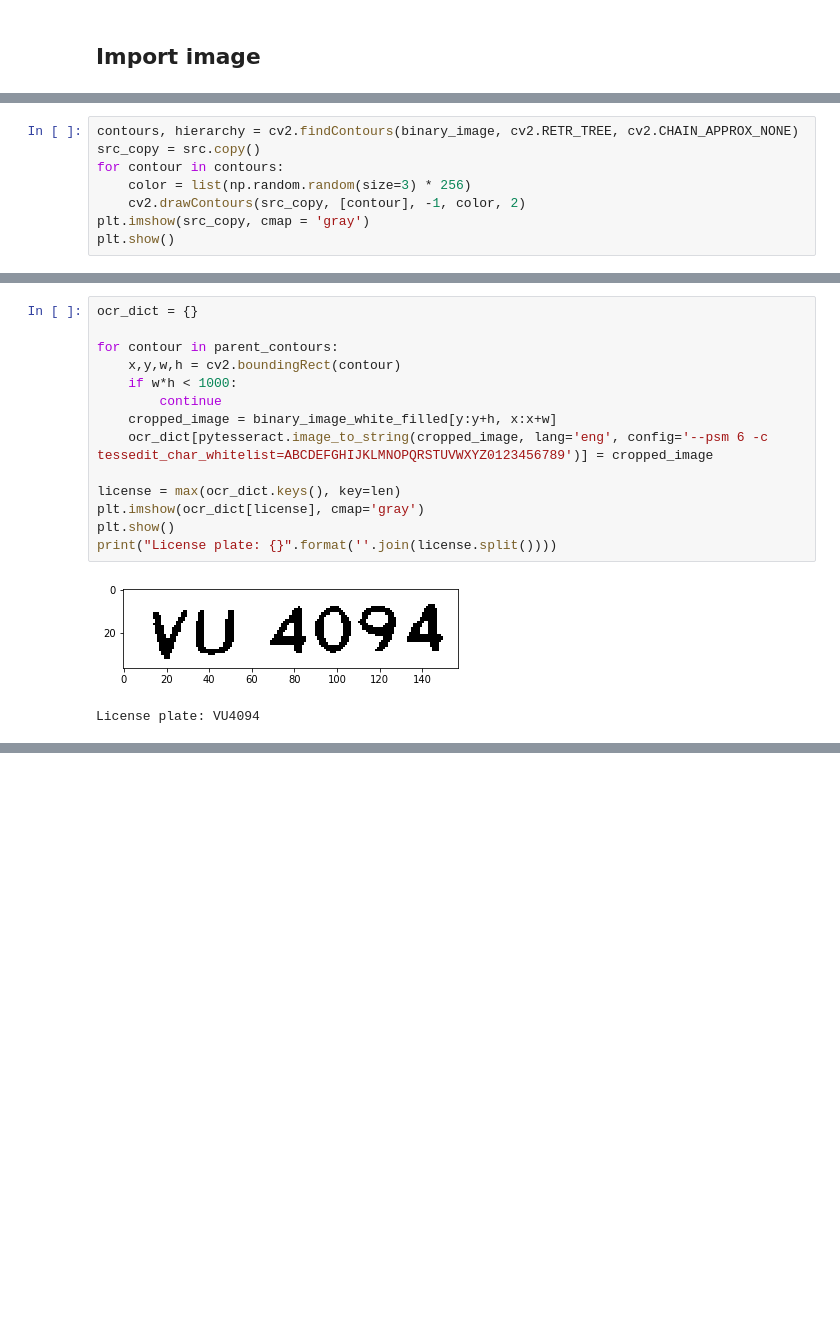
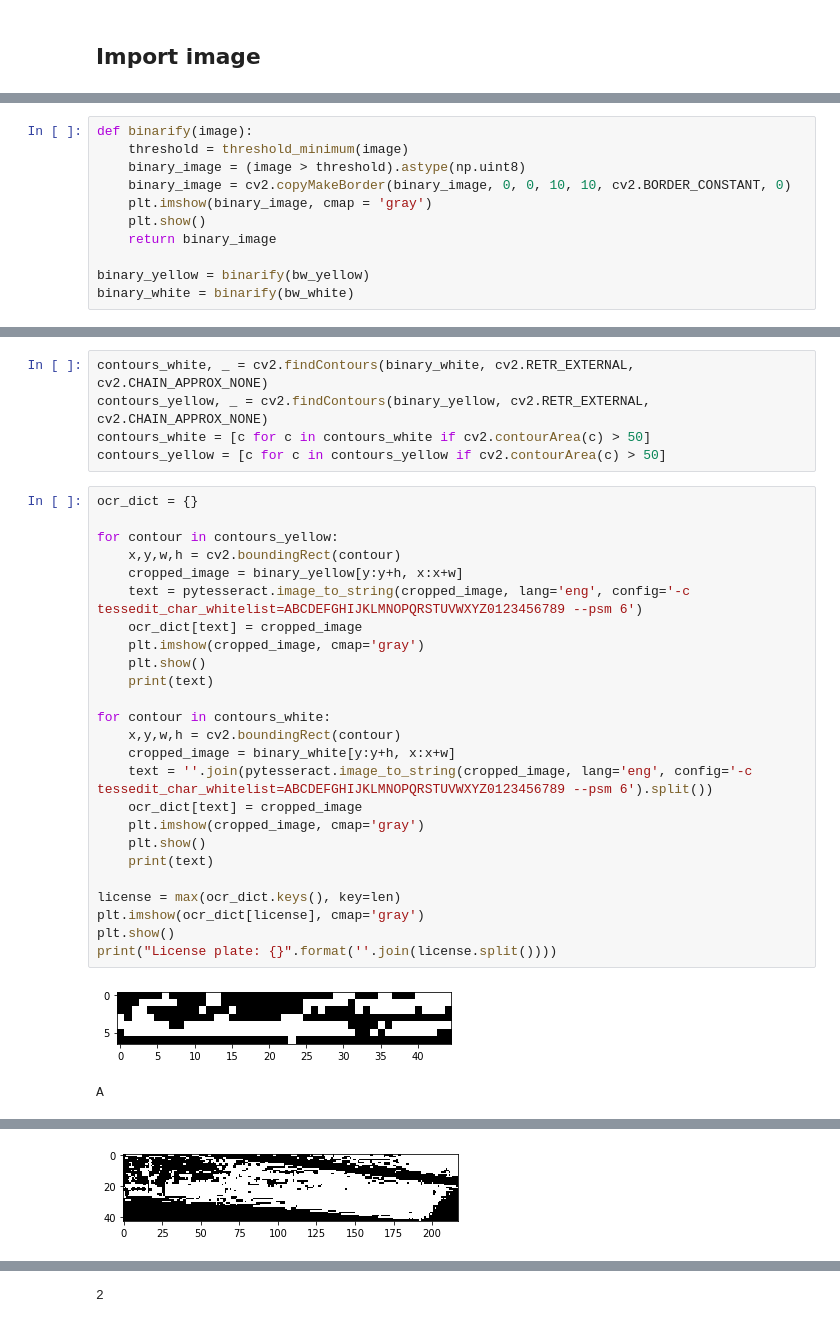
Before and after one commit to elise-ng/FYP_SmartCarPark, a Jupyter notebook: cv/plate_detection.ipynb, the cells around one changed output, grey strips where cells are left out. Drawn from its saved outputs; the diff is of its cells as text; blank space fills up the shorter version.

```diff
--- a/cv/plate_detection.ipynb
+++ b/cv/plate_detection.ipynb
@@ -57,8 +87,0 @@ plt.show()
-# %%
-contours, hierarchy = cv2.findContours(binary_image, cv2.RETR_TREE, cv2.CHAIN_APPROX_NONE)
-src_copy = src.copy()
-for contour in contours:
-    color = list(np.random.random(size=3) * 256)
-    cv2.drawContours(src_copy, [contour], -1, color, 2)
-plt.imshow(src_copy, cmap = 'gray')
-plt.show()
@@ -85,0 +88,11 @@ plt.show()
+# %%
+def binarify(image):
+    threshold = threshold_minimum(image)
+    binary_image = (image > threshold).astype(np.uint8)
+    binary_image = cv2.copyMakeBorder(binary_image, 0, 0, 10, 10, cv2.BORDER_CONSTANT, 0)
+    plt.imshow(binary_image, cmap = 'gray')
+    plt.show()
+    return binary_image
+
+binary_yellow = binarify(bw_yellow)
+binary_white = binarify(bw_white)
@@ -86,17 +102,33 @@ plt.show()
+# %%
+contours_white, _ = cv2.findContours(binary_white, cv2.RETR_EXTERNAL, cv2.CHAIN_APPROX_NONE)
+contours_yellow, _ = cv2.findContours(binary_yellow, cv2.RETR_EXTERNAL, cv2.CHAIN_APPROX_NONE)
+contours_white = [c for c in contours_white if cv2.contourArea(c) > 50]
+contours_yellow = [c for c in contours_yellow if cv2.contourArea(c) > 50]
 # %%
 ocr_dict = {}
 
-for contour in parent_contours:
+for contour in contours_yellow:
     x,y,w,h = cv2.boundingRect(contour)
-    if w*h < 1000:
-        continue
-    cropped_image = binary_image_white_filled[y:y+h, x:x+w]
-    ocr_dict[pytesseract.image_to_string(cropped_image, lang='eng', config='--psm 6 -c tessedit_char_whitelist=ABCDEFGHIJKLMNOPQRSTUVWXYZ0123456789')] = cropped_image
+    cropped_image = binary_yellow[y:y+h, x:x+w]
+    text = pytesseract.image_to_string(cropped_image, lang='eng', config='-c tessedit_char_whitelist=ABCDEFGHIJKLMNOPQRSTUVWXYZ0123456789 --psm 6')
+    ocr_dict[text] = cropped_image
+    plt.imshow(cropped_image, cmap='gray')
+    plt.show()
+    print(text)
+
+for contour in contours_white:
+    x,y,w,h = cv2.boundingRect(contour)
+    cropped_image = binary_white[y:y+h, x:x+w]
+    text = ''.join(pytesseract.image_to_string(cropped_image, lang='eng', config='-c tessedit_char_whitelist=ABCDEFGHIJKLMNOPQRSTUVWXYZ0123456789 --psm 6').split())
+    ocr_dict[text] = cropped_image
+    plt.imshow(cropped_image, cmap='gray')
+    plt.show()
+    print(text)
 
 license = max(ocr_dict.keys(), key=len)
 plt.imshow(ocr_dict[license], cmap='gray')
 plt.show()
 print("License plate: {}".format(''.join(license.split())))
 # %% [output]
-[figure, old version]
+[figure, new version]
-License plate: VU4094
+A
@@ -102,0 +136 @@ License plate: VU4094
+[figure, added]
@@ -102,0 +139 @@ License plate: VU4094
+2
```
Also changed, not shown: parts of 12 cells of this notebook, 5 other files.
